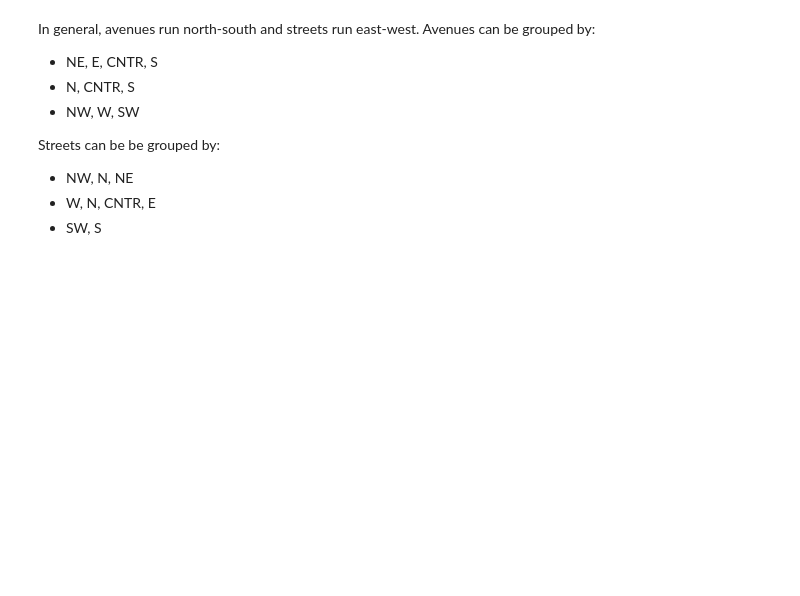
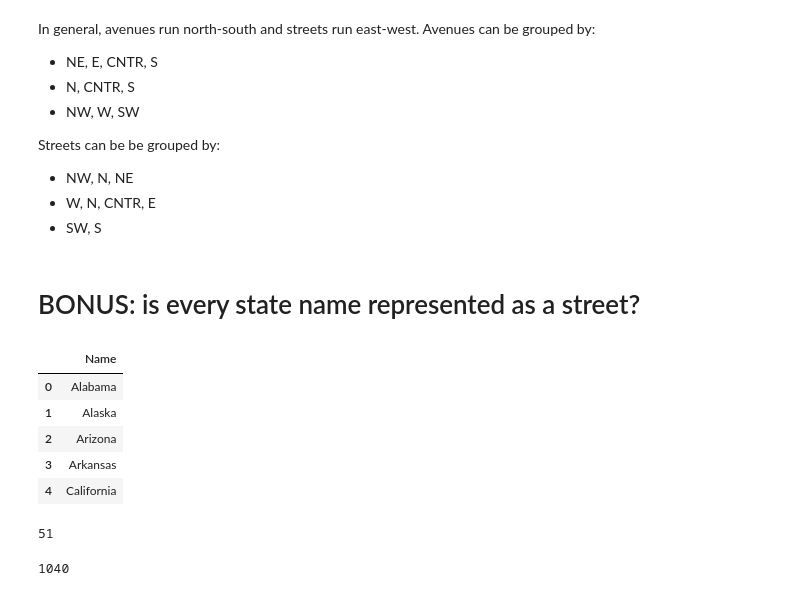
Before and after one commit to mike-babb/seattle_streets, a Jupyter notebook: code/step_06_format_data_for_v2.ipynb, the cells around one changed output. Cells and saved outputs as stored; diff of their text form; code cells hidden in the pictures; blank space fills up the shorter version.

```diff
--- a/code/step_06_format_data_for_v2.ipynb
+++ b/code/step_06_format_data_for_v2.ipynb
@@ -442,5 +409,16 @@ file_path = 'H:/data/census_geography/states/state_state_code.xlsx'
+# %% [markdown]
+# BONUS: is every state name represented as a street?
+# %%
+fpn = os.path.join(rc.INPUT_FILE_PATH, 'state_name.csv')
 # %%
-state_df = pd.read_excel(io = file_path)
+state_df = pd.read_csv(filepath_or_buffer=fpn)
-# %%
-state_df = state_df.loc[state_df['State'] == 1, :]
+# %%
+state_df.head()
+# %% [output]
+|  | Name |
+| 0 | Alabama |
+| 1 | Alaska |
+| 2 | Arizona |
+| 3 | Arkansas |
+| 4 | California |
 # %%
@@ -448,2 +427,4 @@ s_set =  set([sn.strip().lower() for sn in state_df['Name ']])
 # %%
-s_set
+len(state_name_set)
+# %% [output]
+51
@@ -452 +434,5 @@ street_name = set(gdf['ord_street_name'].str.lower())
+# %%
+len(street_name_set)
+# %% [output]
+1040
 # %%
```
Also changed, not shown: parts of 30 cells of this notebook, 4 other files.
